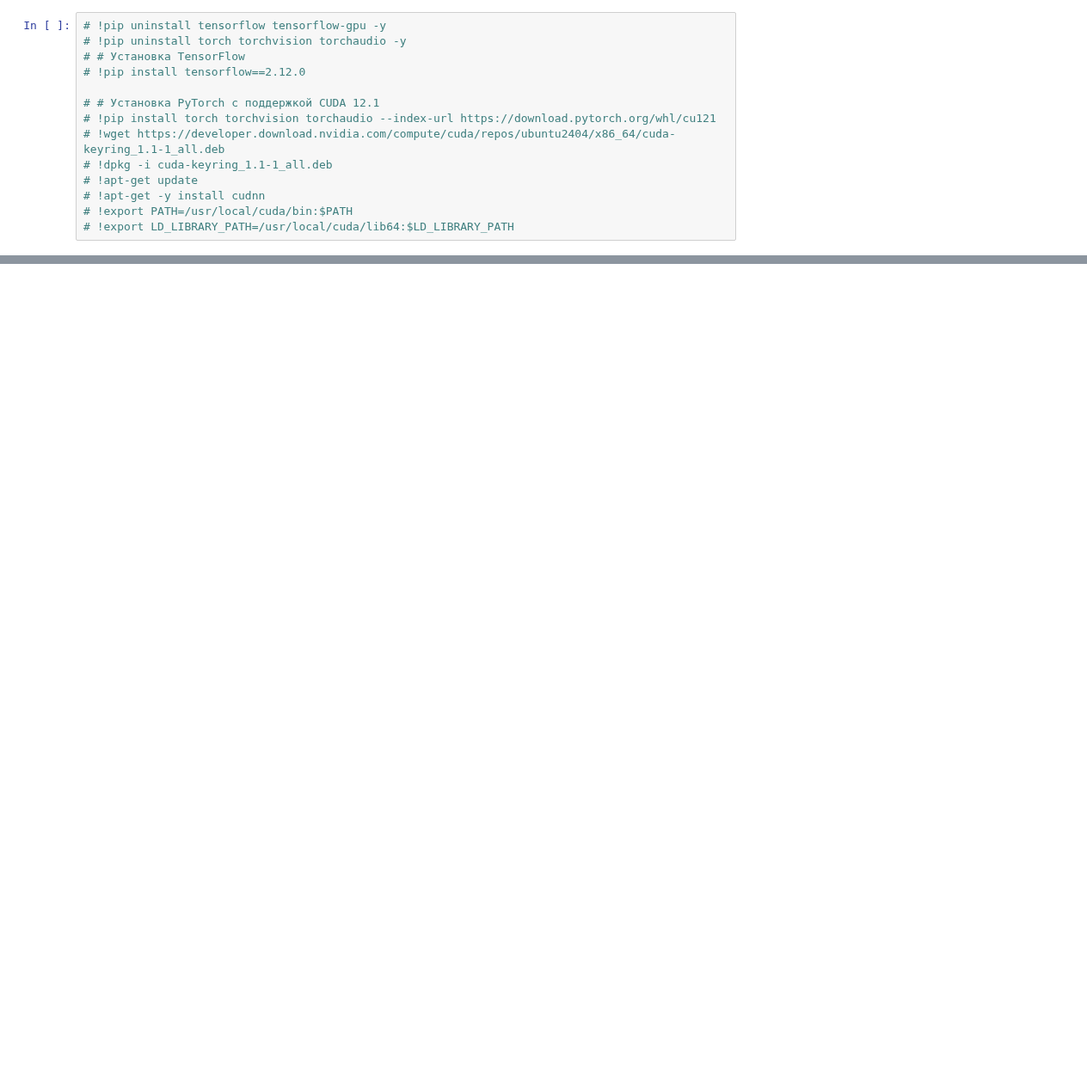
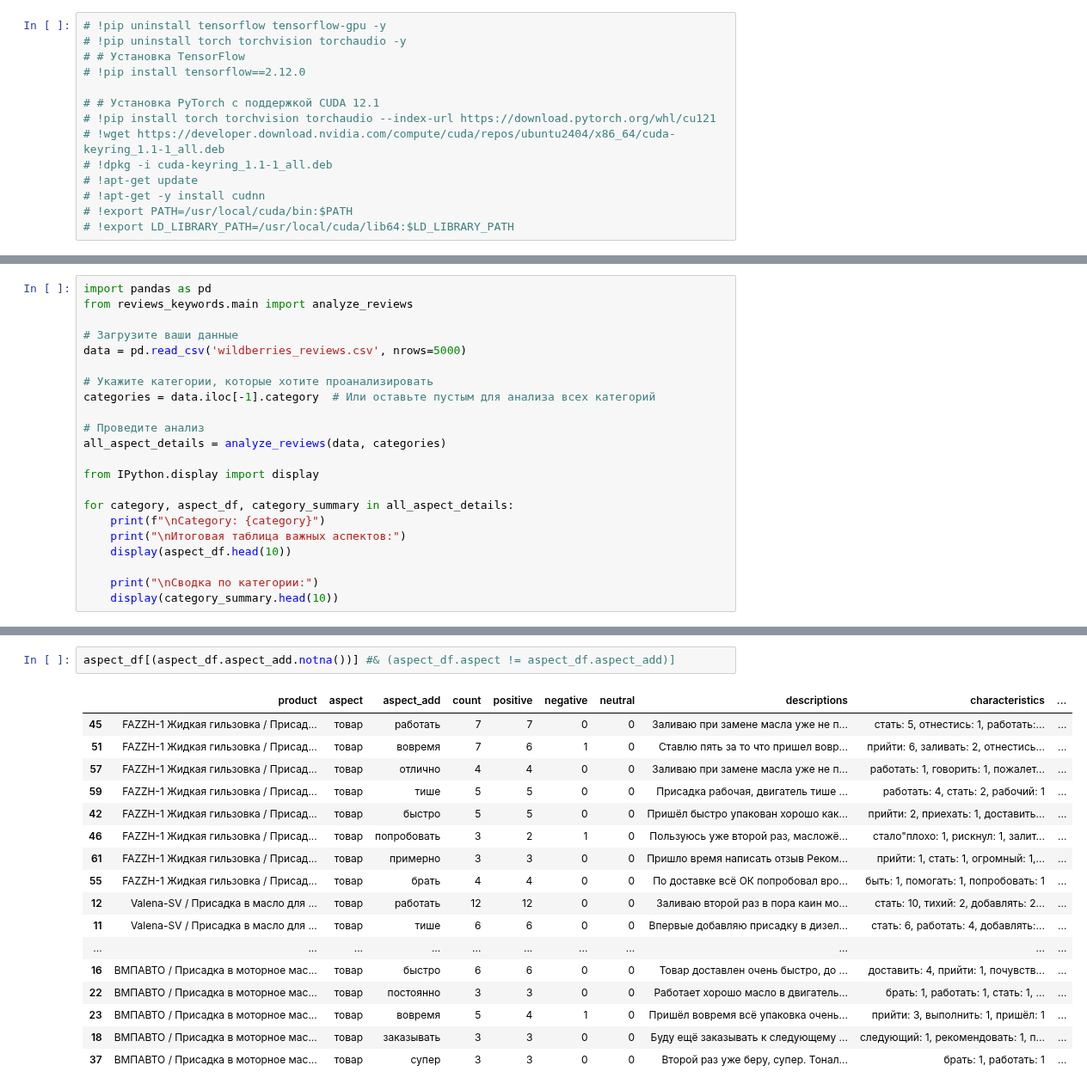
Before and after one commit to Frame24/WB_Parse, a Jupyter notebook: keywords_extraction new.ipynb, the cells around one changed output, grey strips where cells are left out. Shown at 86% size. Cells and saved outputs as stored; diff of their text form; blank space fills up the shorter version.

Commit message:
Перенес всю логику в модуль. Правда слово товар в agreed_phrases приписывается ко всем аспектам

```diff
--- a/keywords_extraction new.ipynb
+++ b/keywords_extraction new.ipynb
@@ -577,0 +58,22 @@ Analyzing category: /Автотовары/Автокосметика и авто
+# %%
+import pandas as pd
+from reviews_keywords.main import analyze_reviews
+
+# Загрузите ваши данные
+data = pd.read_csv('wildberries_reviews.csv', nrows=5000)
+
+# Укажите категории, которые хотите проанализировать
+categories = data.iloc[-1].category  # Или оставьте пустым для анализа всех категорий
+
+# Проведите анализ
+all_aspect_details = analyze_reviews(data, categories)
+
+from IPython.display import display
+
+for category, aspect_df, category_summary in all_aspect_details:
+    print(f"\nCategory: {category}")
+    print("\nИтоговая таблица важных аспектов:")
+    display(aspect_df.head(10))
+
+    print("\nСводка по категории:")
+    display(category_summary.head(10))
@@ -577,0 +105,20 @@ Analyzing category: /Автотовары/Автокосметика и авто
+# %%
+aspect_df[(aspect_df.aspect_add.notna())] #& (aspect_df.aspect != aspect_df.aspect_add)]
+# %% [output]
+|  | product | aspect | aspect_add | count | positive | negative | neutral | descriptions | characteristics | ... |
+| 45 | FAZZH-1 Жидкая гильзовка / Присад... | товар | работать | 7 | 7 | 0 | 0 | Заливаю при замене масла уже не п... | стать: 5, отнестись: 1, работать:... | ... |
+| 51 | FAZZH-1 Жидкая гильзовка / Присад... | товар | вовремя | 7 | 6 | 1 | 0 | Ставлю пять за то что пришел вовр... | прийти: 6, заливать: 2, отнестись... | ... |
+| 57 | FAZZH-1 Жидкая гильзовка / Присад... | товар | отлично | 4 | 4 | 0 | 0 | Заливаю при замене масла уже не п... | работать: 1, говорить: 1, пожалет... | ... |
+| 59 | FAZZH-1 Жидкая гильзовка / Присад... | товар | тише | 5 | 5 | 0 | 0 | Присадка рабочая, двигатель тише ... | работать: 4, стать: 2, рабочий: 1 | ... |
+| 42 | FAZZH-1 Жидкая гильзовка / Присад... | товар | быстро | 5 | 5 | 0 | 0 | Пришёл быстро упакован хорошо как... | прийти: 2, приехать: 1, доставить... | ... |
+| 46 | FAZZH-1 Жидкая гильзовка / Присад... | товар | попробовать | 3 | 2 | 1 | 0 | Пользуюсь уже второй раз, масложё... | стало"плохо: 1, рискнул: 1, залит... | ... |
+| 61 | FAZZH-1 Жидкая гильзовка / Присад... | товар | примерно | 3 | 3 | 0 | 0 | Пришло время написать отзыв Реком... | прийти: 1, стать: 1, огромный: 1,... | ... |
+| 55 | FAZZH-1 Жидкая гильзовка / Присад... | товар | брать | 4 | 4 | 0 | 0 | По доставке всë ОК попробовал вро... | быть: 1, помогать: 1, попробовать: 1 | ... |
+| 12 | Valena-SV / Присадка в масло для ... | товар | работать | 12 | 12 | 0 | 0 | Заливаю второй раз в пора каин мо... | стать: 10, тихий: 2, добавлять: 2... | ... |
+| 11 | Valena-SV / Присадка в масло для ... | товар | тише | 6 | 6 | 0 | 0 | Впервые добавляю присадку в дизел... | стать: 6, работать: 4, добавлять:... | ... |
+| ... | ... | ... | ... | ... | ... | ... | ... | ... | ... | ... |
+| 16 | ВМПАВТО / Присадка в моторное мас... | товар | быстро | 6 | 6 | 0 | 0 | Товар доставлен очень быстро, до ... | доставить: 4, прийти: 1, почувств... | ... |
+| 22 | ВМПАВТО / Присадка в моторное мас... | товар | постоянно | 3 | 3 | 0 | 0 | Работает хорошо масло в двигатель... | брать: 1, работать: 1, стать: 1, ... | ... |
+| 23 | ВМПАВТО / Присадка в моторное мас... | товар | вовремя | 5 | 4 | 1 | 0 | Пришёл вовремя всё упаковка очень... | прийти: 3, выполнить: 1, пришёл: 1 | ... |
+| 18 | ВМПАВТО / Присадка в моторное мас... | товар | заказывать | 3 | 3 | 0 | 0 | Буду ещё заказывать к следующему ... | следующий: 1, рекомендовать: 1, п... | ... |
+| 37 | ВМПАВТО / Присадка в моторное мас... | товар | супер | 3 | 3 | 0 | 0 | Второй раз уже беру, супер. Тонал... | брать: 1, работать: 1 | ... |
```
Also changed, not shown: parts of 9 cells of this notebook, 10 other files.
